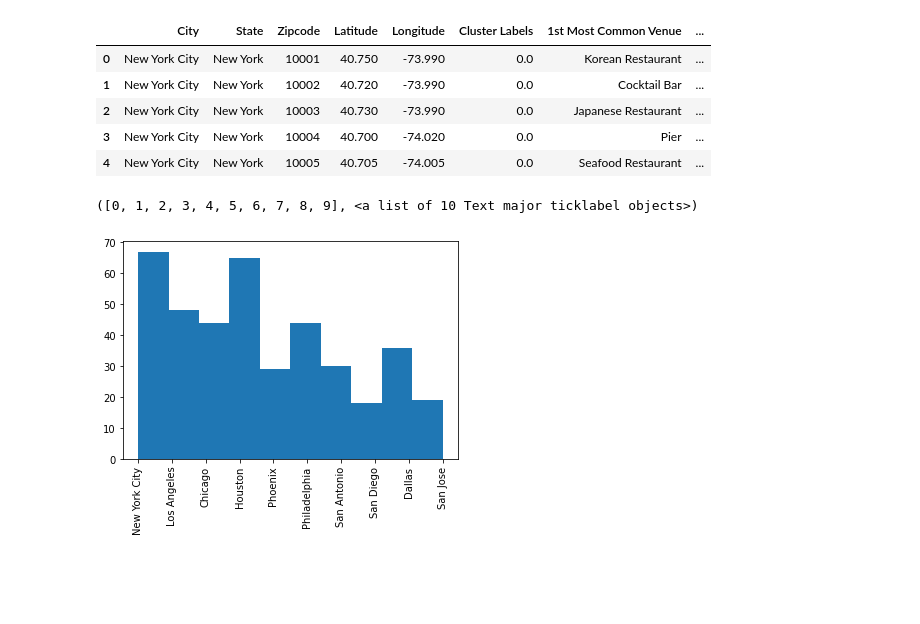
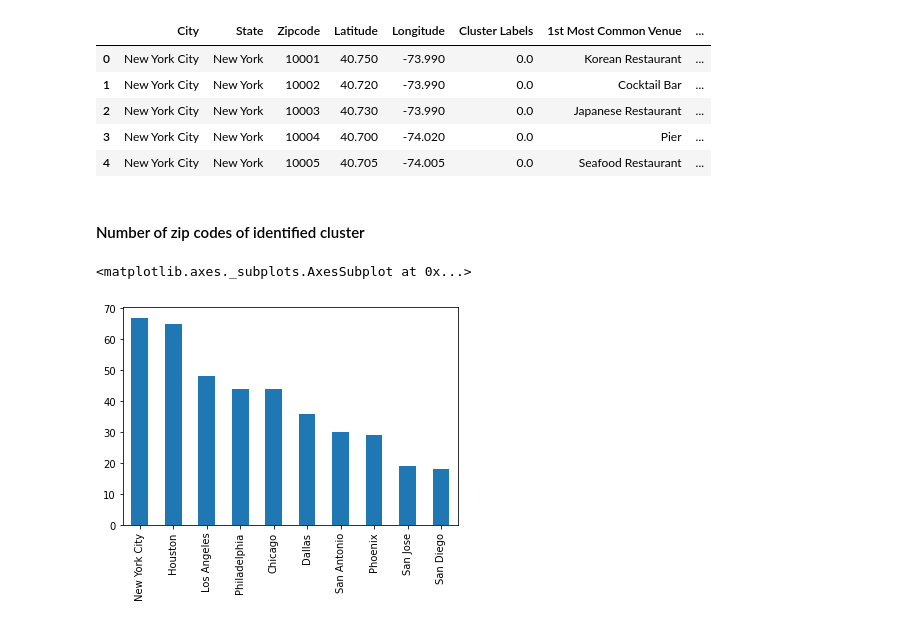
Before and after one commit to ztk007/Coursera_Capstone, a Jupyter notebook: Applied Data Science Capstone Week 4 and 5.ipynb, the cells around one changed output. Drawn from its saved outputs; the diff is of its cells as text; code cells hidden in the pictures; blank space fills up the shorter version.

```diff
--- a/Applied Data Science Capstone Week 4 and 5.ipynb
+++ b/Applied Data Science Capstone Week 4 and 5.ipynb
@@ -528,7 +530,8 @@ cluster.head()
-# %%
-plt.hist(cluster["City"])
-
-plt.xticks(rotation=90)
-# %% [output]
-([0, 1, 2, 3, 4, 5, 6, 7, 8, 9], <a list of 10 Text major ticklabel objects>)
-[figure, removed]
+# %% [markdown]
+#### Number of zip codes of identified cluster
+# %%
+
+cluster["City"].value_counts().plot(kind='bar')
+# %% [output]
+<matplotlib.axes._subplots.AxesSubplot at 0x...>
+[figure, added]
```
Also changed, not shown: parts of 23 cells of this notebook.
